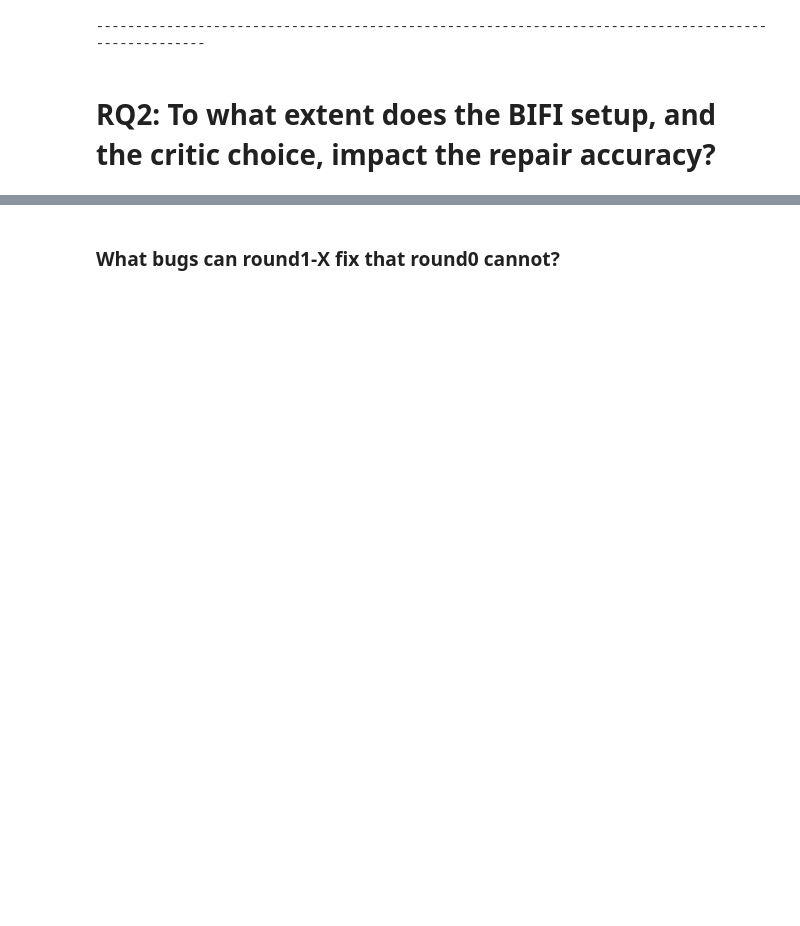
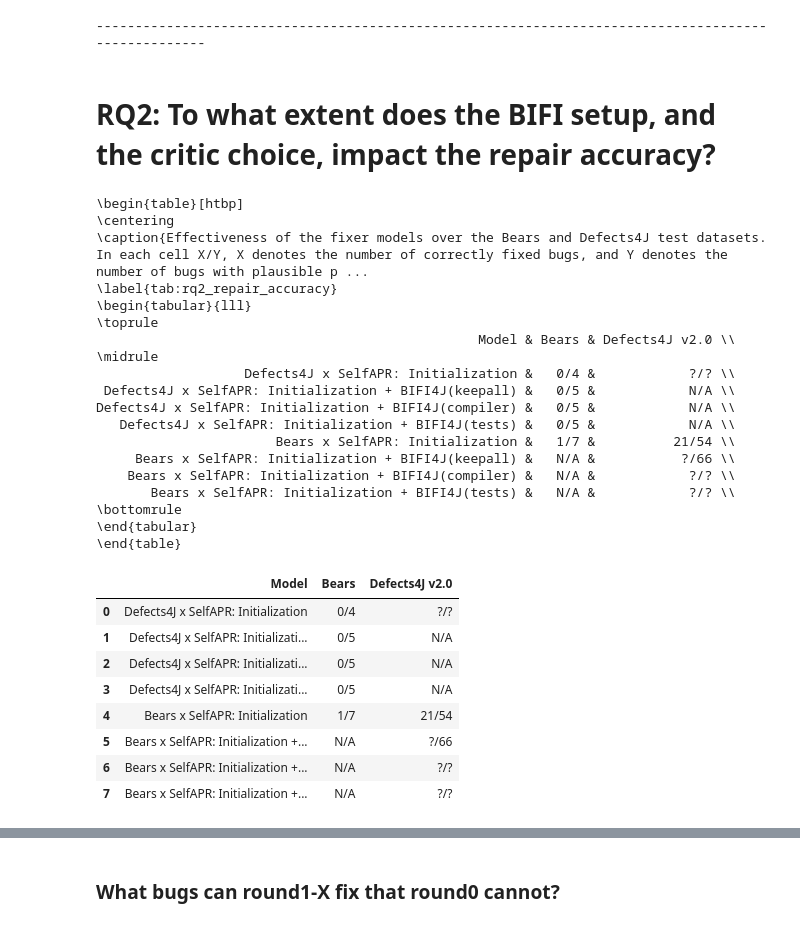
Before and after one commit to andre15silva/mufin, a Jupyter notebook: models_analysis.ipynb, the cells around one changed output, grey strips where cells are left out. Saved outputs shown, nothing was run; the diff lists cells and outputs as text; code cells hidden in the pictures; blank space fills up the shorter version.

```diff
--- a/models_analysis.ipynb
+++ b/models_analysis.ipynb
@@ -408,3 +413,72 @@ Experiment: bears_selfapr
+# %%
+from os.path import exists
+
+entries = []
+experiments = ["defects4j_selfapr", "bears_selfapr"]
+rounds = ["round0", "round1-nocritic", "round1-compiler", "round1-tests"]
+
+for ex in experiments:
+    for ro in rounds:
+        ro_path = ro if ro == "round0" else "%s/part2" % ro
+        bears_path_plausible = "/mnt/data/andre/mscthesis/experiments/%s/%s/fixer/eval_single_hunk_bears_bw_100.json" % (ex, ro_path)
+        d4j_path_plausible = "/mnt/data/andre/mscthesis/experiments/%s/%s/fixer/eval_single_hunk_defects4j_bw_100.json" % (ex, ro_path)
+        bears_path_correct = "/mnt/data/andre/mscthesis/experiments/%s/%s/fixer/eval_single_hunk_bears_bw_100_analyzed.json" % (ex, ro_path)
+        d4j_path_correct = "/mnt/data/andre/mscthesis/experiments/%s/%s/fixer/eval_single_hunk_defects4j_bw_100_analyzed.json" % (ex, ro_path)
+
+        tb = get_number_test(read_eval_bears(bears_path_plausible), 100).split("/")[0].strip() if exists(bears_path_plausible) else "?"
+        tbc = get_number_test(read_eval_bears(bears_path_correct), 100).split("/")[0].strip() if exists(bears_path_correct) else "?"
+        td = get_number_test(read_eval_d4j(d4j_path_plausible), 100).split("/")[0].strip() if exists(d4j_path_plausible) else "?"
+        tdc = get_number_test(read_eval_d4j(d4j_path_correct), 100).split("/")[0].strip() if exists(d4j_path_correct) else "?"
+
+        if "round0" in ro:
+            entries += [get_rq1table_entry(get_model_label(ex, ro), tbc + "/" + tb, tdc + "/" + td)]
+        elif "bears" in ex:
+            entries += [get_rq1table_entry(get_model_label(ex, ro), "N/A", tdc + "/" + td)]
+        elif "defects4j" in ex:
+            entries += [get_rq1table_entry(get_model_label(ex, ro), tbc + "/" + tb, "N/A")]
+
+pd.set_option('display.max_columns', 27)
+pd.set_option('display.max_rows', 16)
+pd.set_option('max_colwidth', 400)
+table = pd.json_normalize(data=entries)
+
+print(table.to_latex(caption="Effectiveness of the fixer models over the Bears and Defects4J test datasets. In each cell X/Y, X denotes the number of correctly fixed bugs, and Y denotes the number of bugs with plausible patches.",
+                  label="tab:rq2_repair_accuracy",
+                  index=False,
+                  multicolumn_format="c",
+                  position="htbp")
+     )
+
+table
+# %% [output]
+\begin{table}[htbp]
+\centering
+\caption{Effectiveness of the fixer models over the Bears and Defects4J test datasets. In each cell X/Y, X denotes the number of correctly fixed bugs, and Y denotes the number of bugs with plausible p ...
+\label{tab:rq2_repair_accuracy}
+\begin{tabular}{lll}
+\toprule
+                                                 Model & Bears & Defects4J v2.0 \\
+\midrule
+                   Defects4J x SelfAPR: Initialization &   0/4 &            ?/? \\
+ Defects4J x SelfAPR: Initialization + BIFI4J(keepall) &   0/5 &            N/A \\
+Defects4J x SelfAPR: Initialization + BIFI4J(compiler) &   0/5 &            N/A \\
+   Defects4J x SelfAPR: Initialization + BIFI4J(tests) &   0/5 &            N/A \\
+                       Bears x SelfAPR: Initialization &   1/7 &          21/54 \\
+     Bears x SelfAPR: Initialization + BIFI4J(keepall) &   N/A &           ?/66 \\
+    Bears x SelfAPR: Initialization + BIFI4J(compiler) &   N/A &            ?/? \\
+       Bears x SelfAPR: Initialization + BIFI4J(tests) &   N/A &            ?/? \\
+\bottomrule
+\end{tabular}
+\end{table}
+|  | Model | Bears | Defects4J v2.0 |
+| 0 | Defects4J x SelfAPR: Initialization | 0/4 | ?/? |
+| 1 | Defects4J x SelfAPR: Initializati... | 0/5 | N/A |
+| 2 | Defects4J x SelfAPR: Initializati... | 0/5 | N/A |
+| 3 | Defects4J x SelfAPR: Initializati... | 0/5 | N/A |
+| 4 | Bears x SelfAPR: Initialization | 1/7 | 21/54 |
+| 5 | Bears x SelfAPR: Initialization +... | N/A | ?/66 |
+| 6 | Bears x SelfAPR: Initialization +... | N/A | ?/? |
+| 7 | Bears x SelfAPR: Initialization +... | N/A | ?/? |
 # %%
 from os.path import exists
 from matplotlib import pyplot as plt
```
Also changed, not shown: parts of 8 cells of this notebook, 4 other files.
